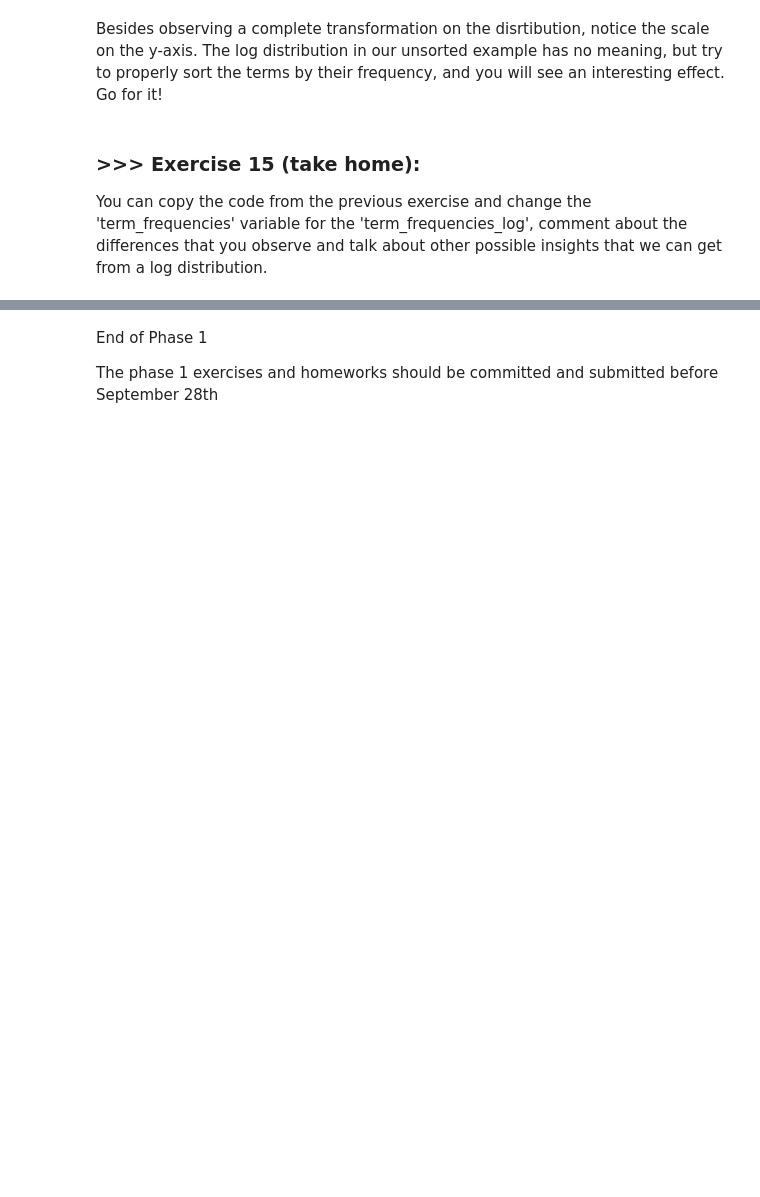
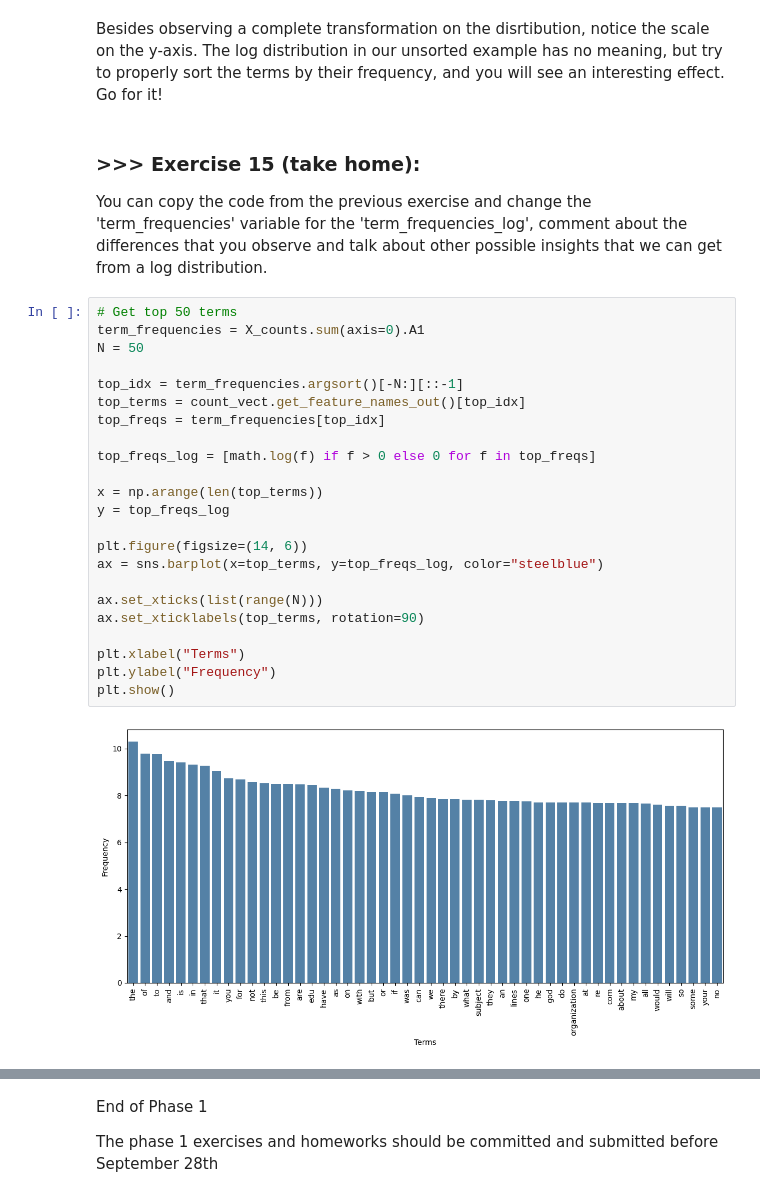
Before and after one commit to kunglin930111/DM2025-Lab1-Exercise, a Jupyter notebook: DM2025-Lab1-Master.ipynb, the cells around one changed output, grey strips where cells are left out. Saved outputs shown, nothing was run; the diff lists cells and outputs as text; blank space fills up the shorter version.

```diff
--- a/DM2025-Lab1-Master.ipynb
+++ b/DM2025-Lab1-Master.ipynb
@@ -1384,5 +1412,30 @@ Besides observing a complete transformation on the disrtibution, notice the scal
 # %% [markdown]
 ### >>> **Exercise 15 (take home):**
 You can copy the code from the previous exercise and change the 'term_frequencies' variable for the 'term_frequencies_log', comment about the differences that you observe and talk about other possible insights that we can get from a log distribution.
+# %%
+# Get top 50 terms
+term_frequencies = X_counts.sum(axis=0).A1
+N = 50
+
+top_idx = term_frequencies.argsort()[-N:][::-1]
+top_terms = count_vect.get_feature_names_out()[top_idx]
+top_freqs = term_frequencies[top_idx]
+
+top_freqs_log = [math.log(f) if f > 0 else 0 for f in top_freqs]
+
+x = np.arange(len(top_terms))
+y = top_freqs_log
+
+plt.figure(figsize=(14, 6))
+ax = sns.barplot(x=top_terms, y=top_freqs_log, color="steelblue")
+
+ax.set_xticks(list(range(N)))
+ax.set_xticklabels(top_terms, rotation=90)
+
+plt.xlabel("Terms")
+plt.ylabel("Frequency")
+plt.show()
+# %% [output]
+[figure, added]
 # %%
 # Answer here
```
Also changed, not shown: parts of 25 cells of this notebook, 9 other files.
